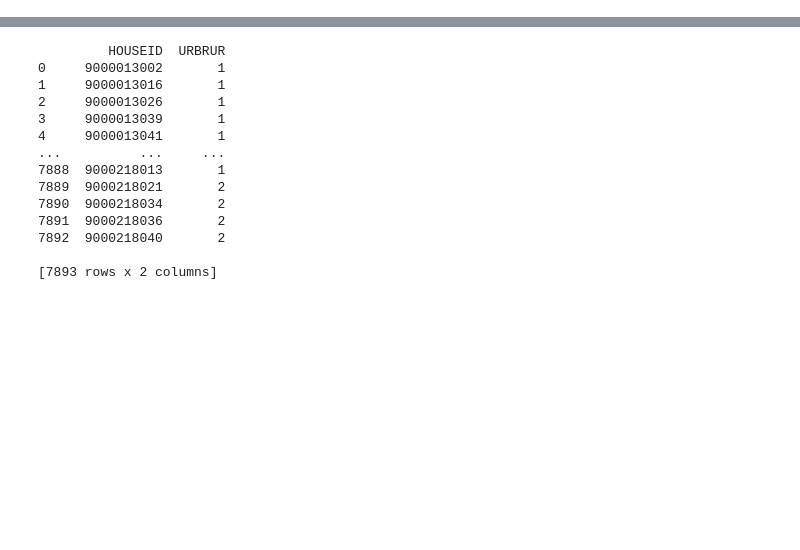
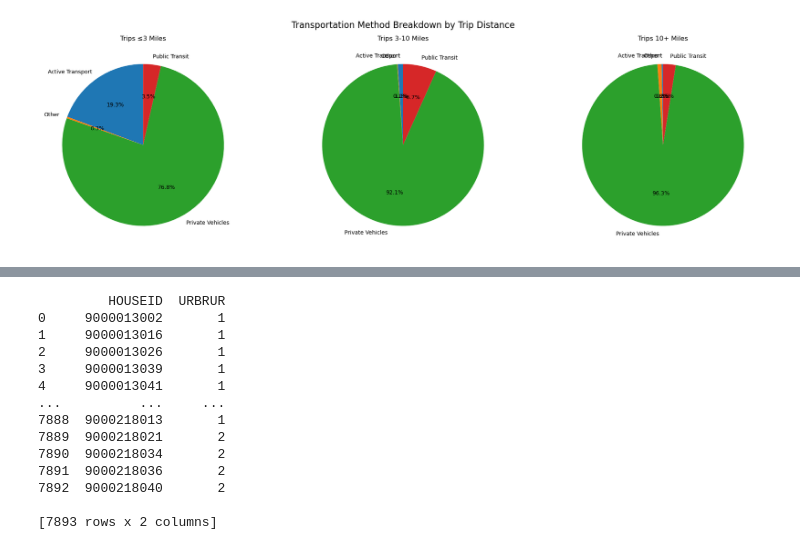
Before and after one commit to Xerconia/Transitlytics, a Jupyter notebook: garrett_eda.ipynb, the cells around one changed output, grey strips where cells are left out. Cells and saved outputs as stored; diff of their text form; code cells hidden in the pictures; blank space fills up the shorter version.

```diff
--- a/garrett_eda.ipynb
+++ b/garrett_eda.ipynb
@@ -39,0 +51,55 @@ print(tripv)
+# %%
+vehicle_categories = {
+    'Car': 'Private Vehicles',
+    'Van': 'Private Vehicles',
+    'SUV/Crossover': 'Private Vehicles',
+    'Pickup Truck': 'Private Vehicles',
+    'Recreational Vehicle': 'Private Vehicles',
+    'Motorcycle': 'Private Vehicles',
+    'Public or Commuter Bus': 'Public Transit',
+    'School Bus': 'Public Transit',
+    'Street Car': 'Public Transit',
+    'Subway or Elevated Rail': 'Public Transit',
+    'Commuter Rail': 'Public Transit',
+    'Amtrak': 'Public Transit',
+    'Airplane': 'Other',
+    'Taxicab or Limo': 'Private Vehicles',
+    'Other Ride-Share': 'Private Vehicles',
+    'Paratransit': 'Public Transit',
+    'Bicycle': 'Active Transport',
+    'E-scooter': 'Active Transport',
+    'Walked': 'Active Transport',
+    'Other': 'Other'
+}
+
+# Function to aggregate the data
+def aggregate_vehicle_data(df_sum):
+    df = df_sum.reset_index(name='WTTRDFIN')  # Creates columns 'TRPTRANS' and 'WTTRDFIN'
+    df['Category'] = df['TRPTRANS'].map(vehicle_categories)
+    return df.groupby('Category')['WTTRDFIN'].sum()
+
+# Aggregate each distance group
+short_aggregated = aggregate_vehicle_data(short_trips_sum)
+medium_aggregated = aggregate_vehicle_data(medium_trips_sum)
+long_aggregated = aggregate_vehicle_data(long_trips_sum)
+
+# Set up subplots
+fig, axes = plt.subplots(1, 3, figsize=(20, 6))
+
+# Short trips (≤3 miles)
+axes[0].pie(short_aggregated, labels=short_aggregated.index, autopct='%1.1f%%', startangle=90)
+axes[0].set_title('Trips ≤3 Miles')
+
+# Medium trips (3-10 miles)
+axes[1].pie(medium_aggregated, labels=medium_aggregated.index, autopct='%1.1f%%', startangle=90)
+axes[1].set_title('Trips 3-10 Miles')
+
+# Long trips (10+ miles)
+axes[2].pie(long_aggregated, labels=long_aggregated.index, autopct='%1.1f%%', startangle=90)
+axes[2].set_title('Trips 10+ Miles')
+
+plt.suptitle('Transportation Method Breakdown by Trip Distance', fontsize=16)
+plt.tight_layout()
+plt.show()
+# %% [output]
+[figure, added]
```
Also changed, not shown: parts of 7 cells of this notebook.
